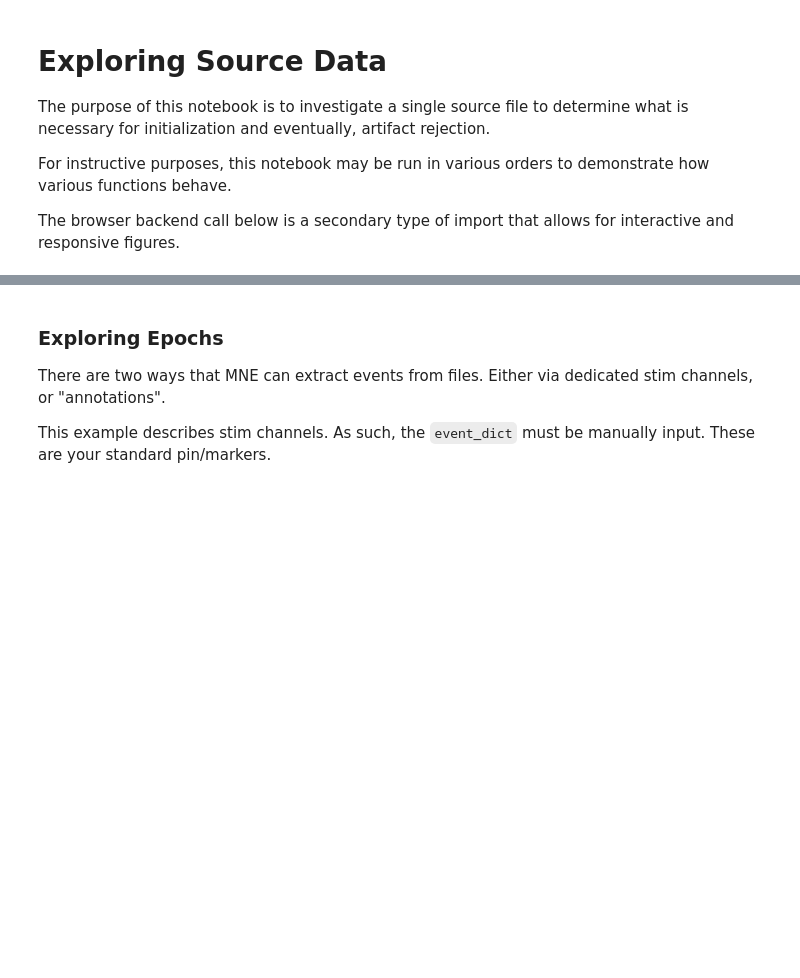
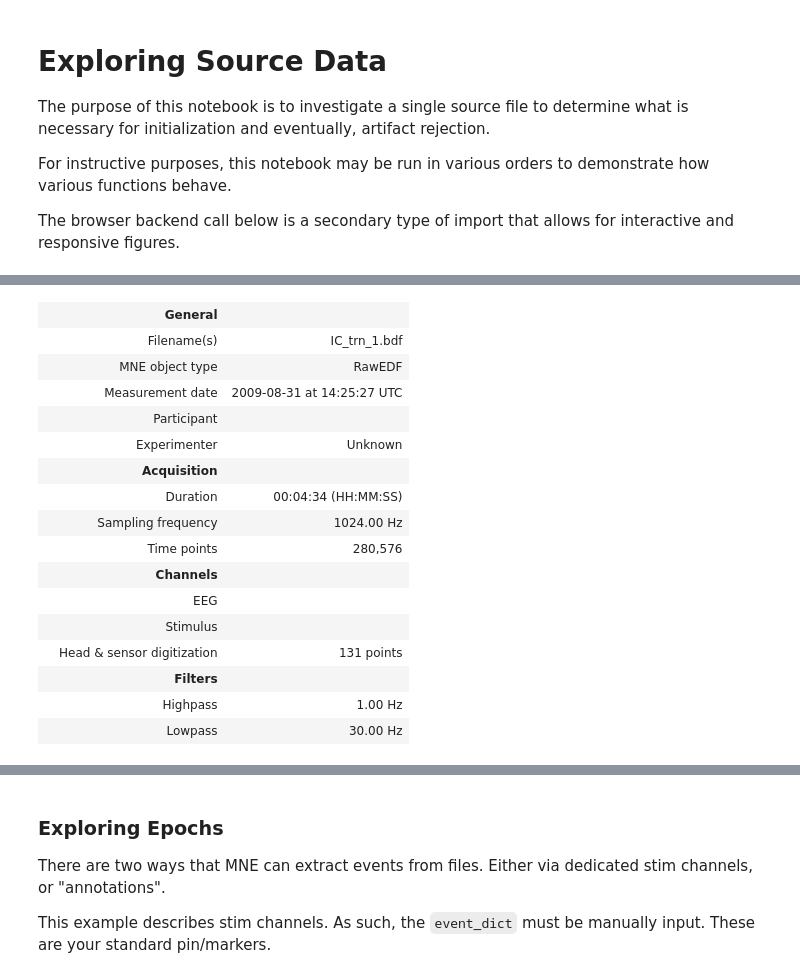
Before and after one commit to Andesha/StudyTemplate, a Jupyter notebook: code/explore_source.ipynb, the cells around one changed output, grey strips where cells are left out. Saved outputs shown, nothing was run; the diff lists cells and outputs as text; code cells hidden in the pictures; blank space fills up the shorter version.

```diff
--- a/code/explore_source.ipynb
+++ b/code/explore_source.ipynb
@@ -48,2 +150,22 @@ _ = raw.plot_sensors(show_names=True)
+# %%
+raw
+# %% [output]
+|  | General |  |
+|  | Filename(s) | IC_trn_1.bdf |
+|  | MNE object type | RawEDF |
+|  | Measurement date | 2009-08-31 at 14:25:27 UTC |
+|  | Participant |  |
+|  | Experimenter | Unknown |
+|  | Acquisition |  |
+|  | Duration | 00:04:34 (HH:MM:SS) |
+|  | Sampling frequency | 1024.00 Hz |
+|  | Time points | 280,576 |
+|  | Channels |  |
+|  | EEG |  |
+|  | Stimulus |  |
+|  | Head & sensor digitization | 131 points |
+|  | Filters |  |
+|  | Highpass | 1.00 Hz |
+|  | Lowpass | 30.00 Hz |
 # %%
 %matplotlib qt
```
Also changed, not shown: parts of 19 cells of this notebook.
